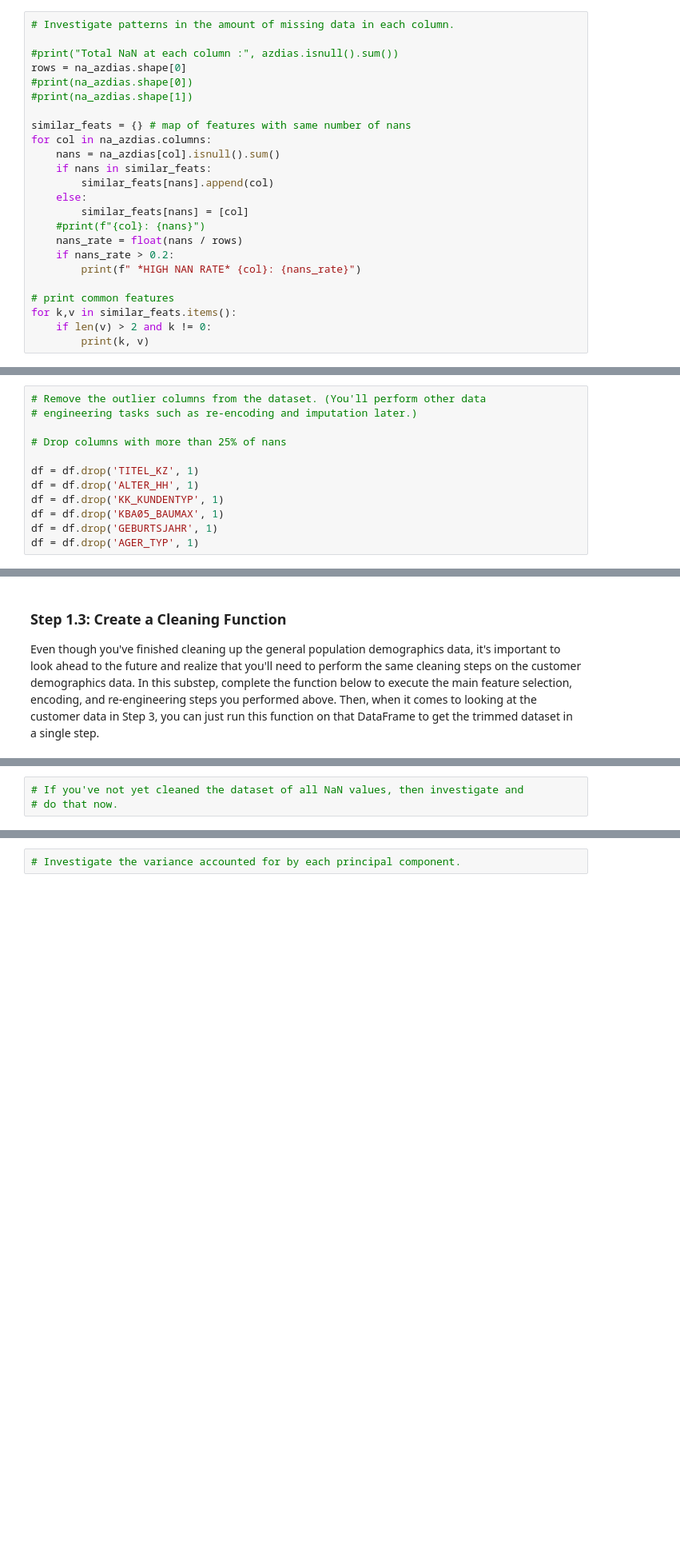
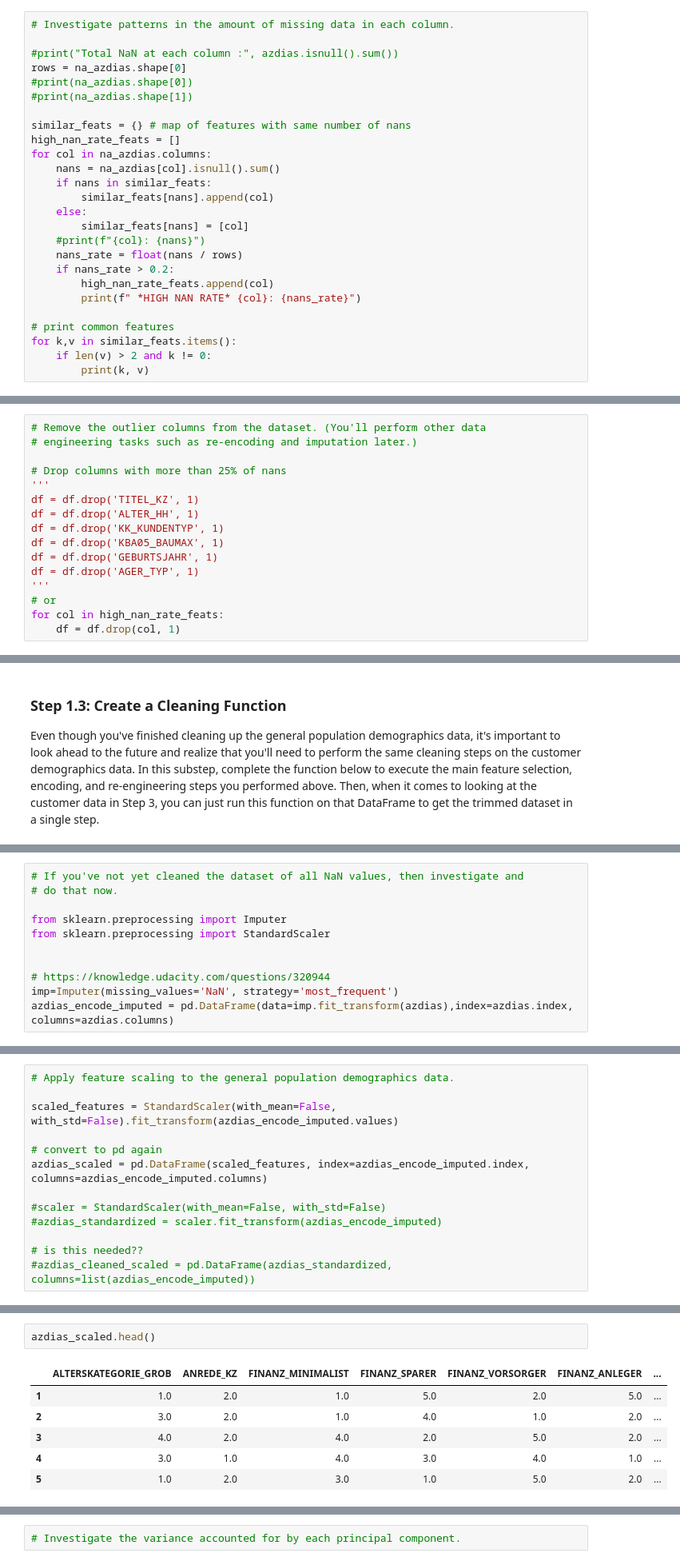
Before and after one commit to samthegolden/DSND_Term1, a Jupyter notebook: projects/p3_/Identify_Customer_Segments.ipynb, the cells around one changed output, grey strips where cells are left out. Shown at 80% size. Drawn from its saved outputs; the diff is of its cells as text; blank space fills up the shorter version.

```diff
--- a/projects/p3_/Identify_Customer_Segments.ipynb
+++ b/projects/p3_/Identify_Customer_Segments.ipynb
@@ -204,6 +204,7 @@ rows = na_azdias.shape[0]
 #print(na_azdias.shape[1])
 
 similar_feats = {} # map of features with same number of nans
+high_nan_rate_feats = []
 for col in na_azdias.columns:
     nans = na_azdias[col].isnull().sum()
     if nans in similar_feats:
@@ -213,6 +214,7 @@ for col in na_azdias.columns:
     #print(f"{col}: {nans}")
     nans_rate = float(nans / rows)
     if nans_rate > 0.2:
+        high_nan_rate_feats.append(col)
         print(f" *HIGH NAN RATE* {col}: {nans_rate}")
 
 # print common features
@@ -239,13 +241,17 @@ for k,v in similar_feats.items():
 # engineering tasks such as re-encoding and imputation later.)
 
 # Drop columns with more than 25% of nans
-
+'''
 df = df.drop('TITEL_KZ', 1)
 df = df.drop('ALTER_HH', 1)
 df = df.drop('KK_KUNDENTYP', 1)
 df = df.drop('KBA05_BAUMAX', 1)
 df = df.drop('GEBURTSJAHR', 1)
 df = df.drop('AGER_TYP', 1)
+'''
+# or
+for col in high_nan_rate_feats:
+    df = df.drop(col, 1)
 # %%
 #df.describe()
 df.shape
@@ -822,3 +905,11 @@ Before we apply dimensionality reduction techniques to the data, we need to perf
 # %%
 # If you've not yet cleaned the dataset of all NaN values, then investigate and
 # do that now.
+
+from sklearn.preprocessing import Imputer
+from sklearn.preprocessing import StandardScaler
+
+
+# https://knowledge.udacity.com/questions/320944
+imp=Imputer(missing_values='NaN', strategy='most_frequent')
+azdias_encode_imputed = pd.DataFrame(data=imp.fit_transform(azdias),index=azdias.index, columns=azdias.columns)
@@ -830,0 +918,13 @@ Before we apply dimensionality reduction techniques to the data, we need to perf
+# %%
+# Apply feature scaling to the general population demographics data.
+
+scaled_features = StandardScaler(with_mean=False, with_std=False).fit_transform(azdias_encode_imputed.values)
+
+# convert to pd again
+azdias_scaled = pd.DataFrame(scaled_features, index=azdias_encode_imputed.index, columns=azdias_encode_imputed.columns)
+
+#scaler = StandardScaler(with_mean=False, with_std=False)
+#azdias_standardized = scaler.fit_transform(azdias_encode_imputed)
+
+# is this needed??
+#azdias_cleaned_scaled = pd.DataFrame(azdias_standardized, columns=list(azdias_encode_imputed))
@@ -830,0 +935,9 @@ Before we apply dimensionality reduction techniques to the data, we need to perf
+# %%
+azdias_scaled.head()
+# %% [output]
+|  | ALTERSKATEGORIE_GROB | ANREDE_KZ | FINANZ_MINIMALIST | FINANZ_SPARER | FINANZ_VORSORGER | FINANZ_ANLEGER | ... |
+| 1 | 1.0 | 2.0 | 1.0 | 5.0 | 2.0 | 5.0 | ... |
+| 2 | 3.0 | 2.0 | 1.0 | 4.0 | 1.0 | 2.0 | ... |
+| 3 | 4.0 | 2.0 | 4.0 | 2.0 | 5.0 | 2.0 | ... |
+| 4 | 3.0 | 1.0 | 4.0 | 3.0 | 4.0 | 1.0 | ... |
+| 5 | 1.0 | 2.0 | 3.0 | 1.0 | 5.0 | 2.0 | ... |
```
Also changed, not shown: parts of 13 cells of this notebook.
